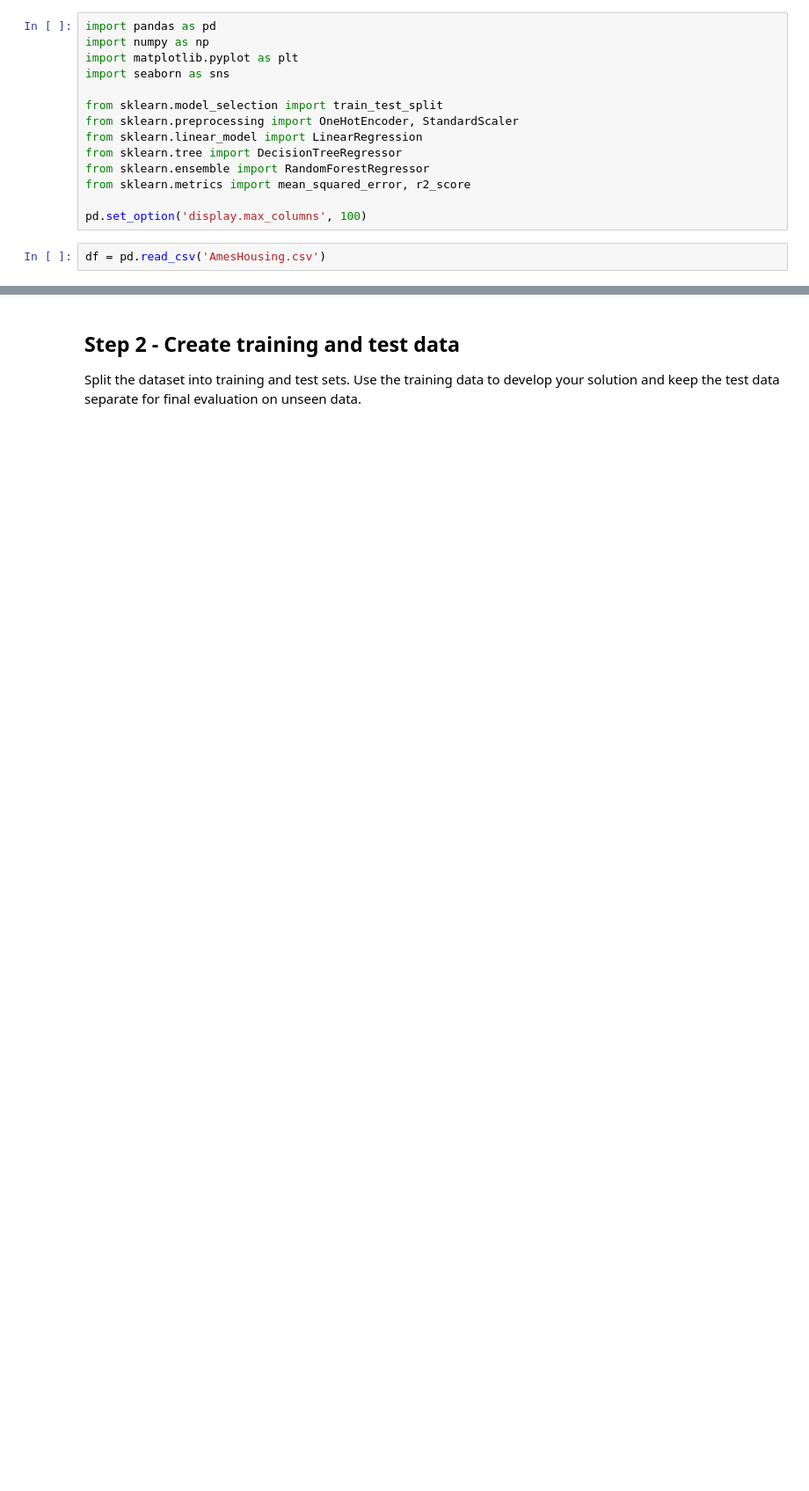
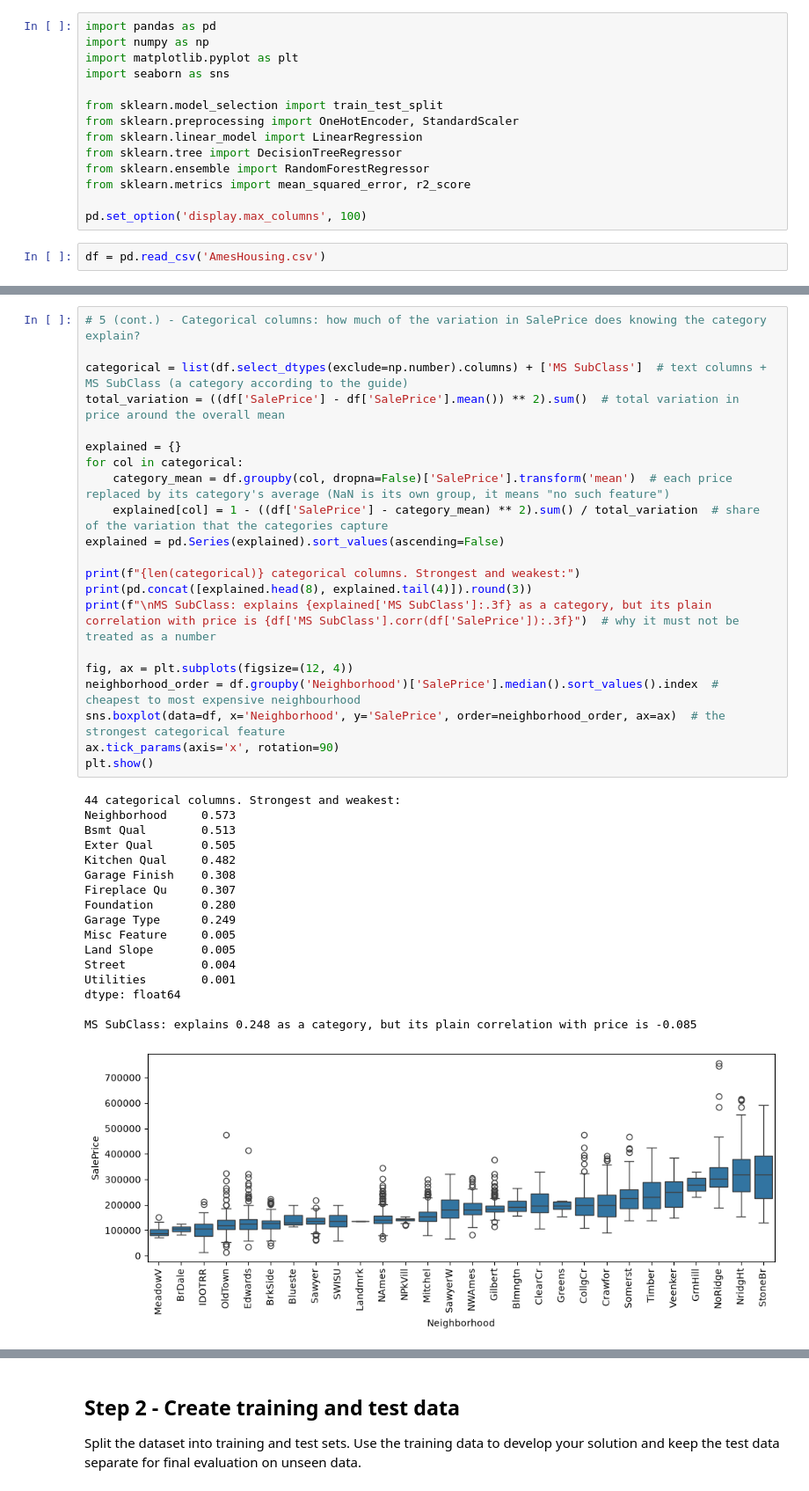
Before and after one commit to captnsundy/IE500618-assignment1, a Jupyter notebook: assignment1.ipynb, the cells around one changed output, grey strips where cells are left out. Shown at 88% size. Drawn from its saved outputs; the diff is of its cells as text; blank space fills up the shorter version.

```diff
--- a/assignment1.ipynb
+++ b/assignment1.ipynb
@@ -147,0 +310,39 @@ Name: SalePrice, dtype: float64
+# %%
+# 5 (cont.) - Categorical columns: how much of the variation in SalePrice does knowing the category explain?
+
+categorical = list(df.select_dtypes(exclude=np.number).columns) + ['MS SubClass']  # text columns + MS SubClass (a category according to the guide)
+total_variation = ((df['SalePrice'] - df['SalePrice'].mean()) ** 2).sum()  # total variation in price around the overall mean
+
+explained = {}
+for col in categorical:
+    category_mean = df.groupby(col, dropna=False)['SalePrice'].transform('mean')  # each price replaced by its category's average (NaN is its own group, it means "no such feature")
+    explained[col] = 1 - ((df['SalePrice'] - category_mean) ** 2).sum() / total_variation  # share of the variation that the categories capture
+explained = pd.Series(explained).sort_values(ascending=False)
+
+print(f"{len(categorical)} categorical columns. Strongest and weakest:")
+print(pd.concat([explained.head(8), explained.tail(4)]).round(3))
+print(f"\nMS SubClass: explains {explained['MS SubClass']:.3f} as a category, but its plain correlation with price is {df['MS SubClass'].corr(df['SalePrice']):.3f}")  # why it must not be treated as a number
+
+fig, ax = plt.subplots(figsize=(12, 4))
+neighborhood_order = df.groupby('Neighborhood')['SalePrice'].median().sort_values().index  # cheapest to most expensive neighbourhood
+sns.boxplot(data=df, x='Neighborhood', y='SalePrice', order=neighborhood_order, ax=ax)  # the strongest categorical feature
+ax.tick_params(axis='x', rotation=90)
+plt.show()
+# %% [output]
+44 categorical columns. Strongest and weakest:
+Neighborhood     0.573
+Bsmt Qual        0.513
+Exter Qual       0.505
+Kitchen Qual     0.482
+Garage Finish    0.308
+Fireplace Qu     0.307
+Foundation       0.280
+Garage Type      0.249
+Misc Feature     0.005
+Land Slope       0.005
+Street           0.004
+Utilities        0.001
+dtype: float64
+
+MS SubClass: explains 0.248 as a category, but its plain correlation with price is -0.085
+[figure, added]
```
Also changed, not shown: parts of 42 cells of this notebook, 2 other files.
